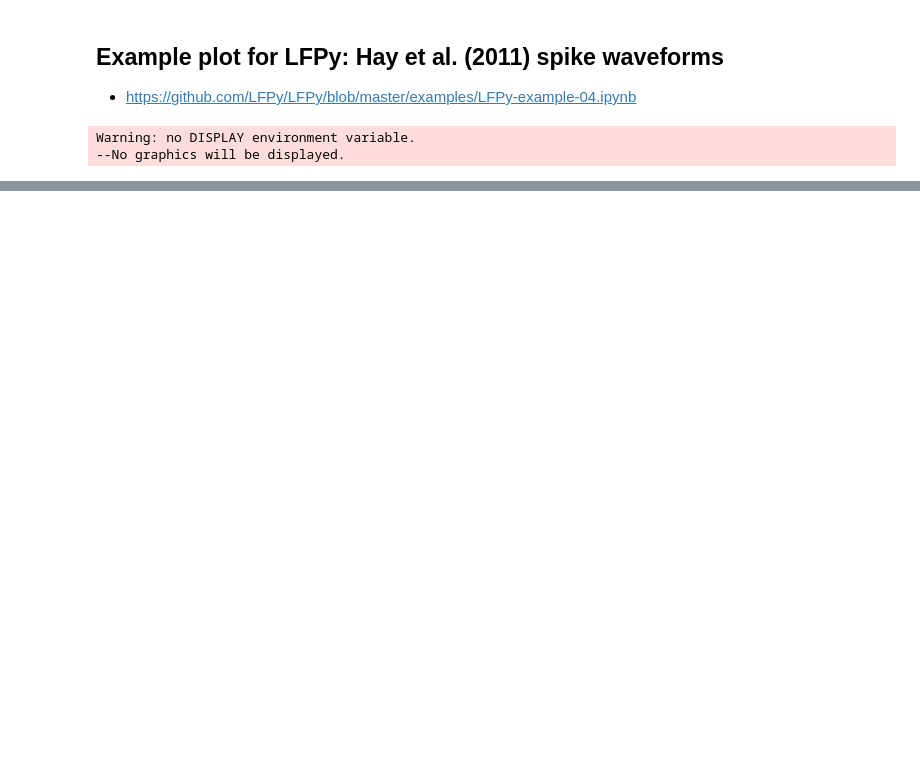
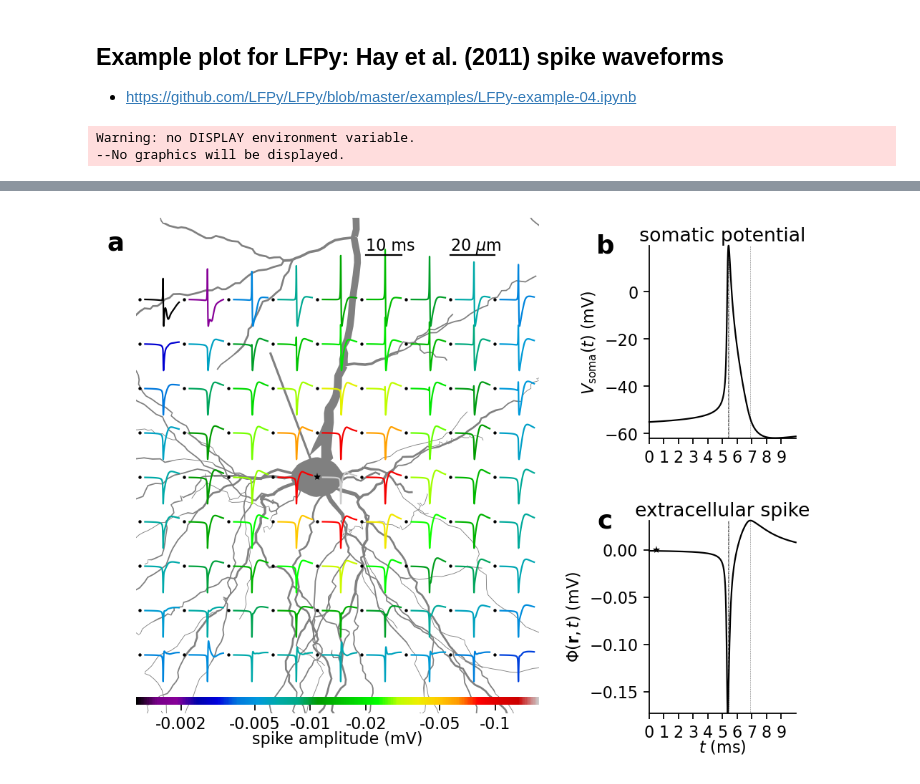
Before and after one commit to NeuroAI-PNU/LFPy_practice, a Jupyter notebook: Examples_from_Official_LFPy/04_Spike_waveforms.ipynb, the cells around one changed output, grey strips where cells are left out. Saved outputs shown, nothing was run; the diff lists cells and outputs as text; code cells hidden in the pictures; blank space fills up the shorter version.

```diff
--- a/Examples_from_Official_LFPy/04_Spike_waveforms.ipynb
+++ b/Examples_from_Official_LFPy/04_Spike_waveforms.ipynb
@@ -47,0 +86,24 @@ else:
+# %%
+# delete old sections from NEURON namespace
+LFPy.cell.neuron.h("forall delete_section()")
+
+# Initialize cell instance, using the LFPy.Cell class
+cell = LFPy.TemplateCell(**cellParameters)
+cell.set_rotation(x=4.729, y=-3.166)
+
+# Override passive reversal potential, AP is generated
+for sec in cell.allseclist:
+    for seg in sec:
+        seg.e_pas = -59.5
+
+# create extracellular electrode object for LFPs on grid
+electrode = LFPy.RecExtElectrode(cell=cell, **electrodeParameters)
+
+# perform NEURON simulation
+# Simulated results saved as attribute `data` in the RecExtElectrode instance
+cell.simulate(probes=[electrode])
+# %%
+from example_suppl import plotstuff
+fig = plotstuff(cell, electrode)
+# %% [output]
+[figure, added]
```
Also changed, not shown: parts of 2 cells of this notebook, 4 other files.
